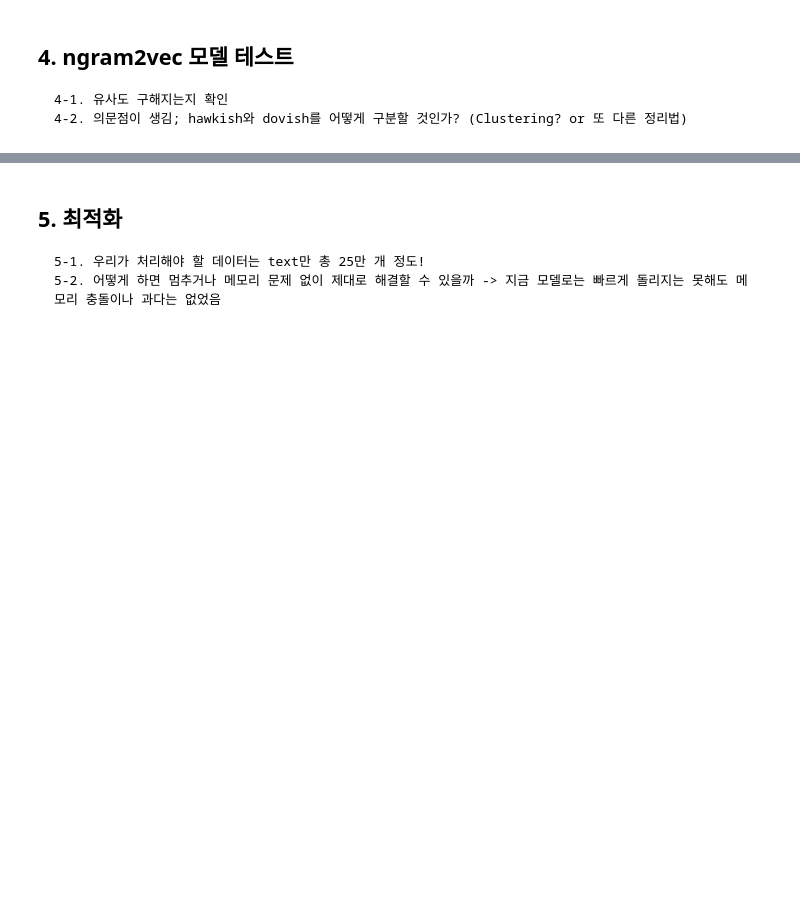
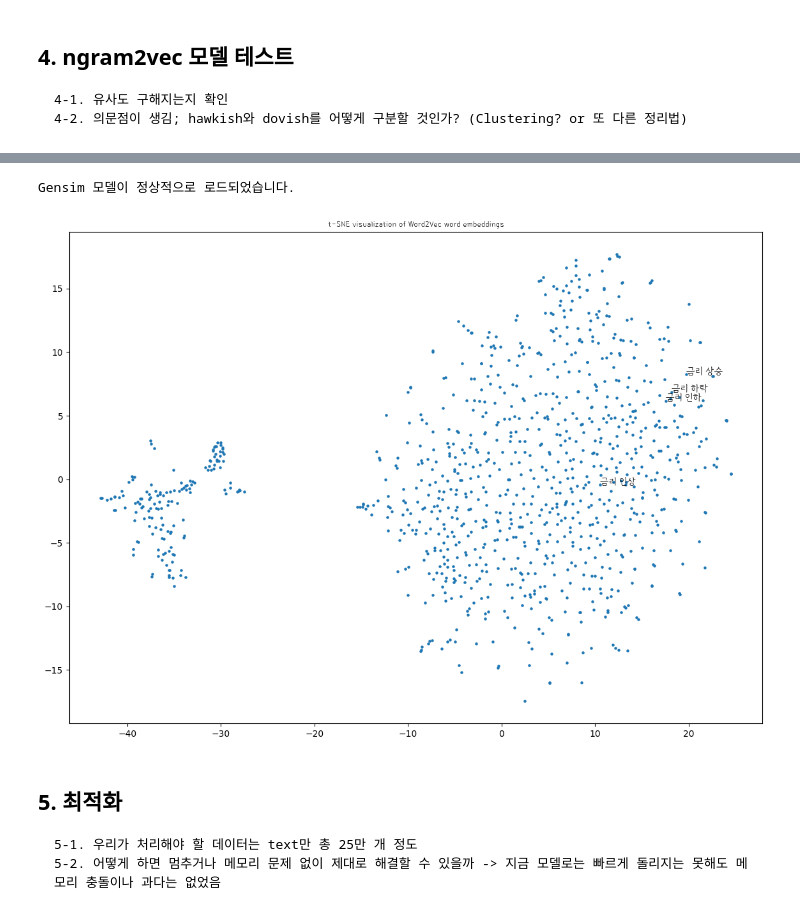
Before and after one commit to kdt-DA-bootcamp/BOK-TEAM-2, a Jupyter notebook: Yesha/nlp_ngram2vec/ngram2vec.ipynb, the cells around one changed output, grey strips where cells are left out. Drawn from its saved outputs; the diff is of its cells as text; code cells hidden in the pictures; blank space fills up the shorter version.

Commit message:
ngram2vec testing

```diff
--- a/Yesha/nlp_ngram2vec/ngram2vec.ipynb
+++ b/Yesha/nlp_ngram2vec/ngram2vec.ipynb
@@ -204,2 +529,6 @@ print(f"'{ngram1}'와 '{ngram2}'의 유사도: {similarity}")
+# %%
+word = '외국 은행'
+similar_words = model.wv.most_similar(word, topn=5)
+print(f"{word}와(과) 유사한 단어들: {similar_words}")
 # %%
 # hawkish와 dovish 사전 구해서 만들어봐야할 듯 -> 어떻게?
@@ -205,0 +541,12 @@ print(f"'{ngram1}'와 '{ngram2}'의 유사도: {similarity}")
+# %%
+from gensim.models import KeyedVectors
+
+file_path = "ngram2vec.model"
+
+try:
+    model = KeyedVectors.load(file_path)
+    print("Gensim 모델이 정상적으로 로드되었습니다.")
+except Exception as e:
+    print(f"오류 발생: {e}")
+# %% [output]
+Gensim 모델이 정상적으로 로드되었습니다.
@@ -206,4 +556,46 @@ print(f"'{ngram1}'와 '{ngram2}'의 유사도: {similarity}")
+# %%
+import matplotlib.pyplot as plt
+import gensim
+import numpy as np
+from sklearn.manifold import TSNE
+from matplotlib import font_manager
+import warnings
+# 'findfont' 경고 메시지 숨기기
+warnings.filterwarnings('ignore', category=UserWarning, module='matplotlib.font_manager')
+
+# 모델 불러오기
+model = gensim.models.Word2Vec.load("ngram2vec.model")
+
+# 단어 리스트 가져오기 (가장 많이 등장한 1000개 단어 선택)
+words = list(model.wv.index_to_key)[:1000]
+word_vectors = np.array([model.wv[word] for word in words])  # 벡터 추출
+
+# t-SNE로 2차원 축소
+tsne = TSNE(n_components=2, random_state=42, perplexity=40, n_iter=3000)
+word_vectors_2d = tsne.fit_transform(word_vectors)
+
+# 업로드한 폰트 경로 지정
+font_path = '/content/drive/MyDrive/Colab Notebooks/강원교육모두 Light.ttf'  # 업로드한 폰트 파일 경로
+
+# 폰트 프로퍼티 설정
+font_prop = font_manager.FontProperties(fname=font_path)
+
+# 시각화
+plt.figure(figsize=(14, 10))
+plt.scatter(word_vectors_2d[:, 0], word_vectors_2d[:, 1], s=5)
+
+
+# 특정 단어들 선택
+words_to_plot = ['금리 인상', '금리 인하', '금리 상승', '금리 하락']
+# 일부 단어에 라벨 표시
+for i, word in enumerate(words_to_plot):
+    plt.annotate(word, xy=(word_vectors_2d[i, 0], word_vectors_2d[i, 1]), fontsize=12, fontproperties=font_prop)
+
+plt.title("t-SNE visualization of Word2Vec word embeddings", fontproperties=font_prop)
+plt.show()
+# %% [output]
+[figure, added]
 # %% [markdown]
 ## 5. 최적화
-    5-1. 우리가 처리해야 할 데이터는 text만 총 25만 개 정도!
+    5-1. 우리가 처리해야 할 데이터는 text만 총 25만 개 정도
     5-2. 어떻게 하면 멈추거나 메모리 문제 없이 제대로 해결할 수 있을까 -> 지금 모델로는 빠르게 돌리지는 못해도 메모리 충돌이나 과다는 없었음
```
Also changed, not shown: parts of 29 cells of this notebook.
